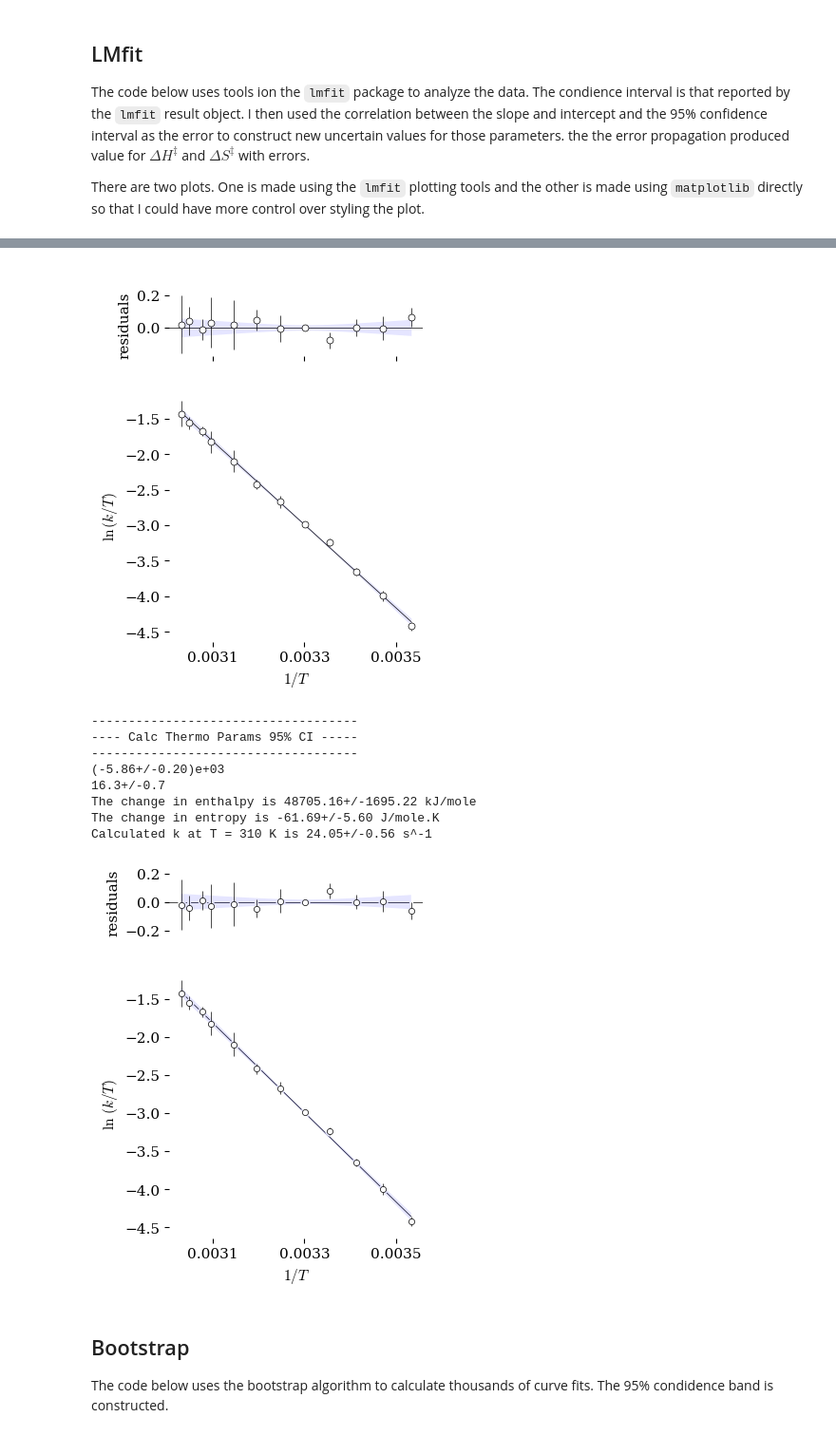
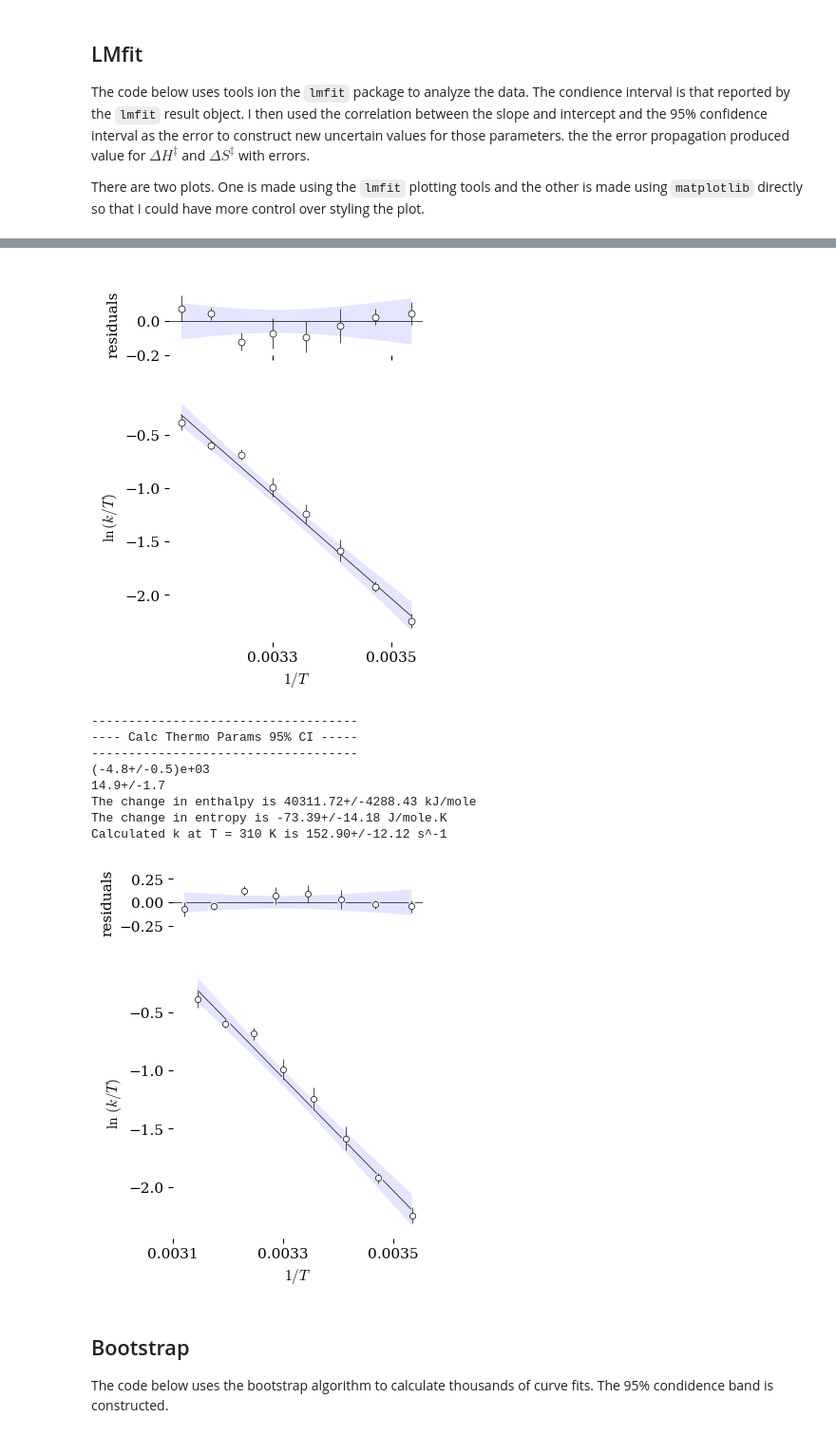
Before and after one commit to blinkletter/PythonPresentation, a Jupyter notebook: 03F_Final_Plots.ipynb, the cells around one changed output, grey strips where cells are left out. Shown at 95% size. Drawn from its saved outputs; the diff is of its cells as text; code cells hidden in the pictures.

```diff
--- a/03F_Final_Plots.ipynb
+++ b/03F_Final_Plots.ipynb
@@ -77,8 +82,8 @@ This code used the `scipy.optimize.curve_fit` function to analyze the data. The
 ######################
 
 datafile = "Eryingdata1.csv"   # change this file for new data
-#datafile = "Eryingdata2.csv"   # change this file for new data
-#datafile = "Eryingdata3.csv"   # change this file for new data
+datafile = "Eryingdata2.csv"   # change this file for new data
+datafile = "Eryingdata3.csv"   # change this file for new data
 #datafile = "Eryingdata4.csv"   # change this file for new data
 
 data = pd.read_csv(location_data+datafile,
@@ -293,8 +294,8 @@ There are two plots. One is made using the `lmfit` plotting tools and the other
 ######################
 
 datafile = "Eryingdata1.csv"   # change this file for new data
-#datafile = "Eryingdata2.csv"   # change this file for new data
-#datafile = "Eryingdata3.csv"   # change this file for new data
+datafile = "Eryingdata2.csv"   # change this file for new data
+datafile = "Eryingdata3.csv"   # change this file for new data
 #datafile = "Eryingdata4.csv"   # change this file for new data
 
 data = pd.read_csv(location_data+datafile,
@@ -618,13 +615,13 @@ calculate k at T=310 K is 24.05+/-0.24
-[figure, old version]
+[figure, new version]
 ------------------------------------
 ---- Calc Thermo Params 95% CI -----
 ------------------------------------
-(-5.86+/-0.20)e+03
-16.3+/-0.7
-The change in enthalpy is 48705.16+/-1695.22 kJ/mole
-The change in entropy is -61.69+/-5.60 J/mole.K
-Calculated k at T = 310 K is 24.05+/-0.56 s^-1
+(-4.8+/-0.5)e+03
+14.9+/-1.7
+The change in enthalpy is 40311.72+/-4288.43 kJ/mole
+The change in entropy is -73.39+/-14.18 J/mole.K
+Calculated k at T = 310 K is 152.90+/-12.12 s^-1
-[figure, old version]
+[figure, new version]
 # %% [markdown]
 ## Bootstrap
 
```
Also changed, not shown: parts of 6 cells of this notebook, 5 other files.
